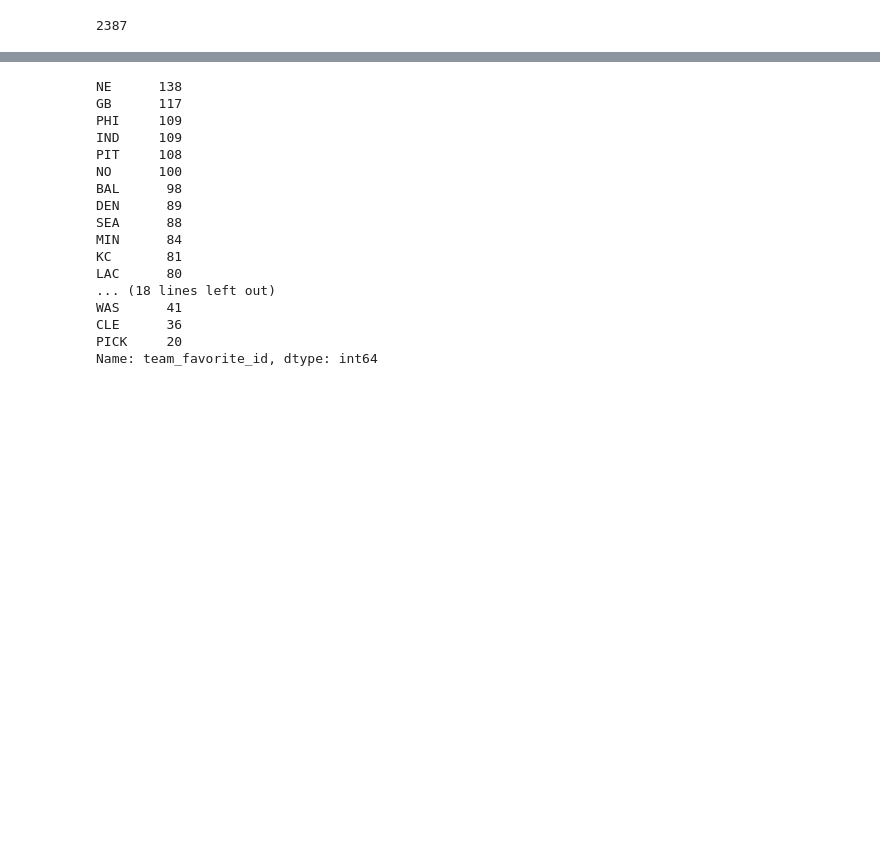
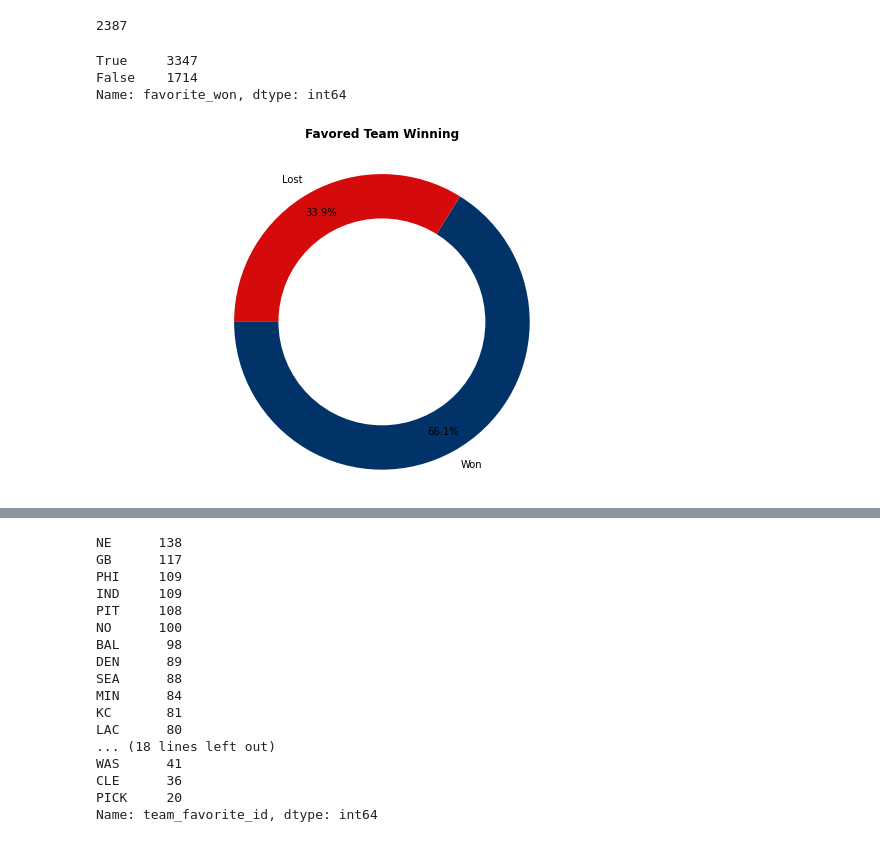
Before and after one commit to gvader24/smu_project1_nfl, a Jupyter notebook: Gage's Work/Regression.ipynb, the cells around one changed output, grey strips where cells are left out. Drawn from its saved outputs; the diff is of its cells as text; code cells hidden in the pictures; blank space fills up the shorter version.

```diff
--- a/Gage's Work/Regression.ipynb
+++ b/Gage's Work/Regression.ipynb
@@ -83,3 +83,34 @@ regression_df.head(20)
 regression_df.spread_covered.sum()
 # %% [output]
 2387
+# %%
+regression_df.favorite_won.value_counts()
+# %% [output]
+True     3347
+False    1714
+Name: favorite_won, dtype: int64
+# %%
+# step 1, get the data
+pies = ["Won", "Lost"]
+pie_votes = [3347, 1714]
+
+# for customization
+colors = ["#013369", "#D50A0A"]
+explode = (0, 0)
+
+# step 2, init the plot
+fig = plt.figure(figsize=(10,6))
+plt.pie(pie_votes, labels=pies, colors=colors, explode=explode, autopct="%1.1f%%", pctdistance=0.85, startangle=180)
+
+# step 2.5, draw a circle
+centre_circle = plt.Circle((0, 0), 0.70, fc='white')
+fig.gca().add_artist(centre_circle)
+
+# step 3 - customization
+plt.title("Favored Team Winning\n", fontweight="bold")
+plt.axis("equal")
+
+# step 4 - show the pie
+plt.show()
+# %% [output]
+[figure, added]
```
Also changed, not shown: parts of 6 cells of this notebook, 2 other files.
